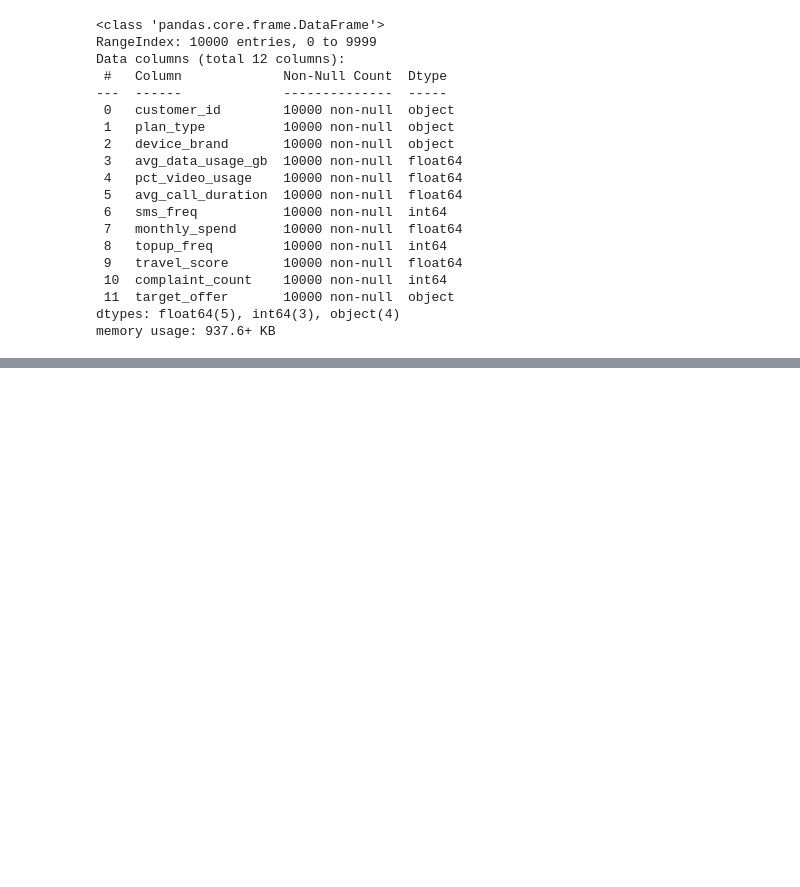
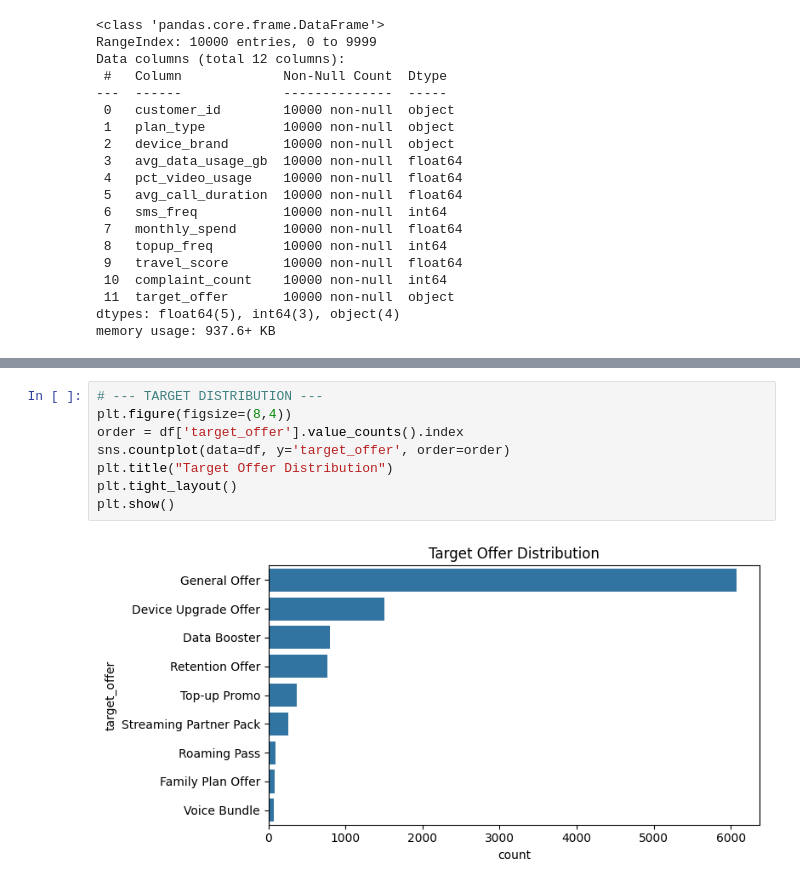
Before and after one commit to telco-system-recommendation/telco-model, a Jupyter notebook: notebook/EDA.ipynb, the cells around one changed output, grey strips where cells are left out. Drawn from its saved outputs; the diff is of its cells as text; blank space fills up the shorter version.

```diff
--- a/notebook/EDA.ipynb
+++ b/notebook/EDA.ipynb
@@ -68,0 +155,10 @@ memory usage: 937.6+ KB
+# %%
+# --- TARGET DISTRIBUTION ---
+plt.figure(figsize=(8,4))
+order = df['target_offer'].value_counts().index
+sns.countplot(data=df, y='target_offer', order=order)
+plt.title("Target Offer Distribution")
+plt.tight_layout()
+plt.show()
+# %% [output]
+[figure, added]
```
Also changed, not shown: parts of 22 cells of this notebook, 13 other files.
